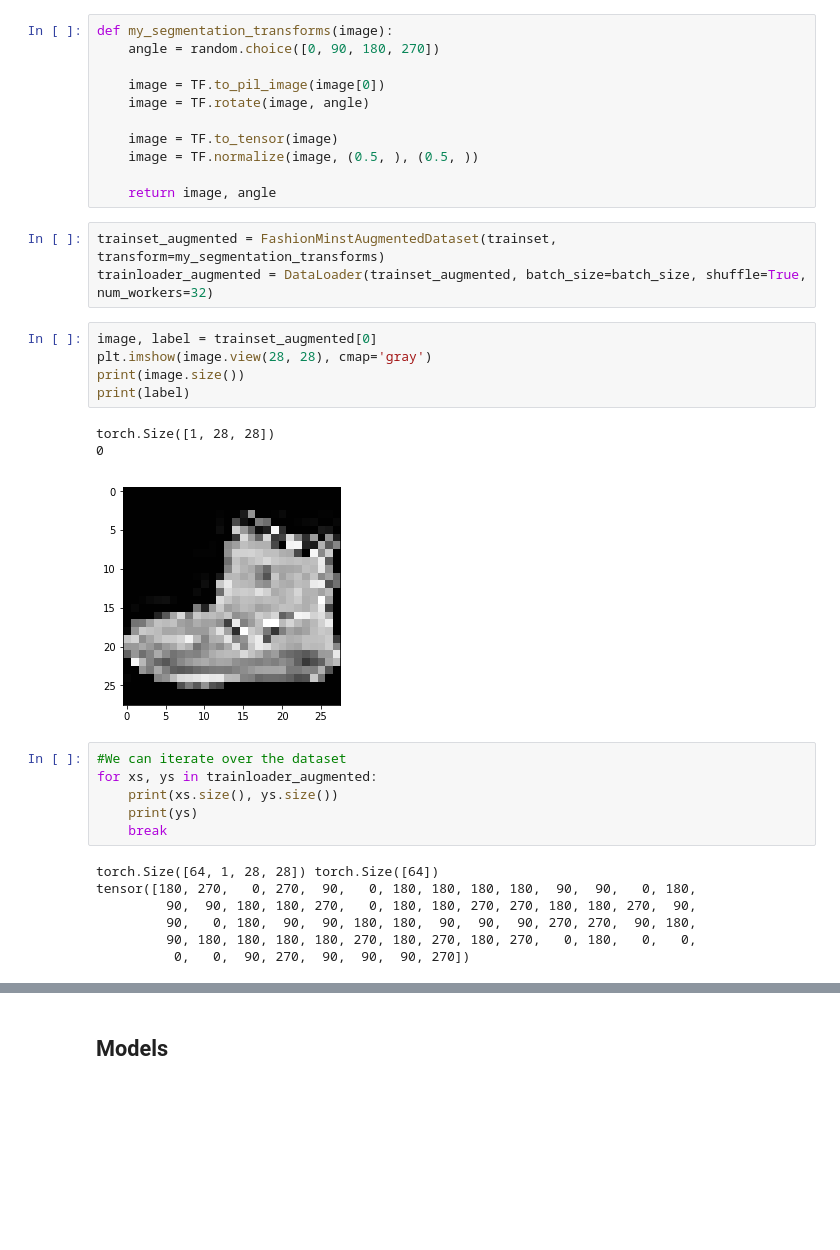
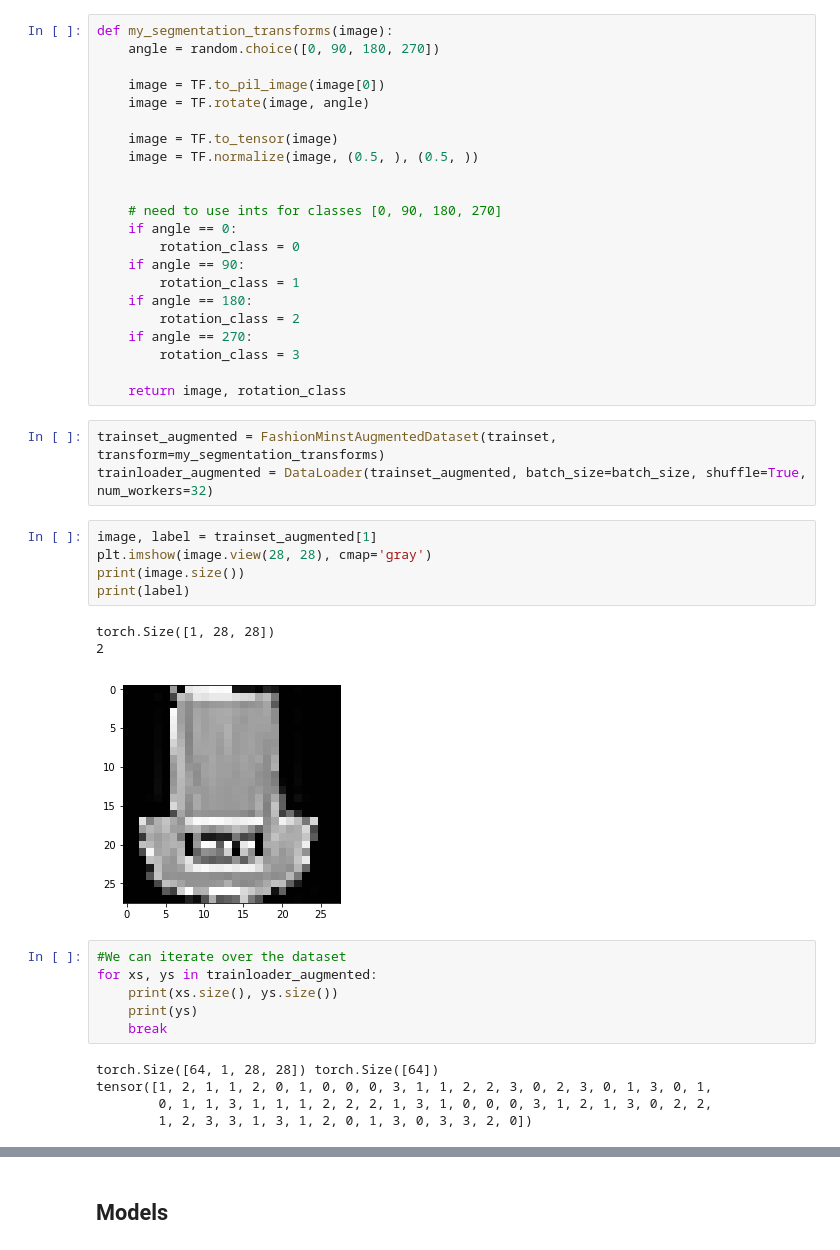
Before and after one commit to Wuschelbueb/AML19-SelfSupervised, a Jupyter notebook: playground.ipynb, the cells around one changed output, grey strips where cells are left out. Cells and saved outputs as stored; diff of their text form; blank space fills up the shorter version.

```diff
--- a/playground.ipynb
+++ b/playground.ipynb
@@ -100,19 +100,30 @@ def my_segmentation_transforms(image):
     image = TF.to_tensor(image)
     image = TF.normalize(image, (0.5, ), (0.5, ))
 
-    return image, angle
+
+    # need to use ints for classes [0, 90, 180, 270]
+    if angle == 0:
+        rotation_class = 0
+    if angle == 90:
+        rotation_class = 1
+    if angle == 180:
+        rotation_class = 2
+    if angle == 270:
+        rotation_class = 3
+
+    return image, rotation_class
 # %%
 trainset_augmented = FashionMinstAugmentedDataset(trainset, transform=my_segmentation_transforms)
 trainloader_augmented = DataLoader(trainset_augmented, batch_size=batch_size, shuffle=True, num_workers=32)
 # %%
-image, label = trainset_augmented[0]
+image, label = trainset_augmented[1]
 plt.imshow(image.view(28, 28), cmap='gray')
 print(image.size())
 print(label)
 # %% [output]
 torch.Size([1, 28, 28])
-0
+2
-[figure, old version]
+[figure, new version]
 # %%
 #We can iterate over the dataset
 for xs, ys in trainloader_augmented:
@@ -121,11 +132,9 @@ for xs, ys in trainloader_augmented:
     break
 # %% [output]
 torch.Size([64, 1, 28, 28]) torch.Size([64])
-tensor([180, 270,   0, 270,  90,   0, 180, 180, 180, 180,  90,  90,   0, 180,
-         90,  90, 180, 180, 270,   0, 180, 180, 270, 270, 180, 180, 270,  90,
-         90,   0, 180,  90,  90, 180, 180,  90,  90,  90, 270, 270,  90, 180,
-         90, 180, 180, 180, 180, 270, 180, 270, 180, 270,   0, 180,   0,   0,
-          0,   0,  90, 270,  90,  90,  90, 270])
+tensor([1, 2, 1, 1, 2, 0, 1, 0, 0, 0, 3, 1, 1, 2, 2, 3, 0, 2, 3, 0, 1, 3, 0, 1,
+        0, 1, 1, 3, 1, 1, 1, 2, 2, 2, 1, 3, 1, 0, 0, 0, 3, 1, 2, 1, 3, 0, 2, 2,
+        1, 2, 3, 3, 1, 3, 1, 2, 0, 1, 3, 0, 3, 3, 2, 0])
 # %%
 from matplotlib import pyplot as plt
 from random import randint
```
Also changed, not shown: parts of 4 cells of this notebook, 1 other file.
